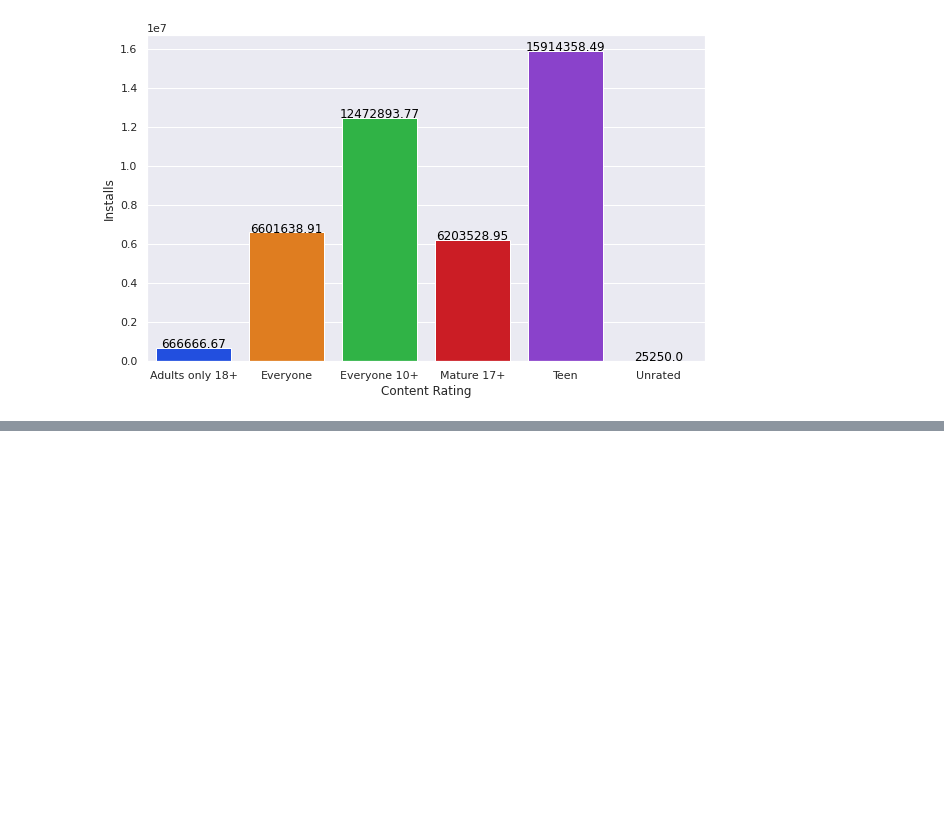
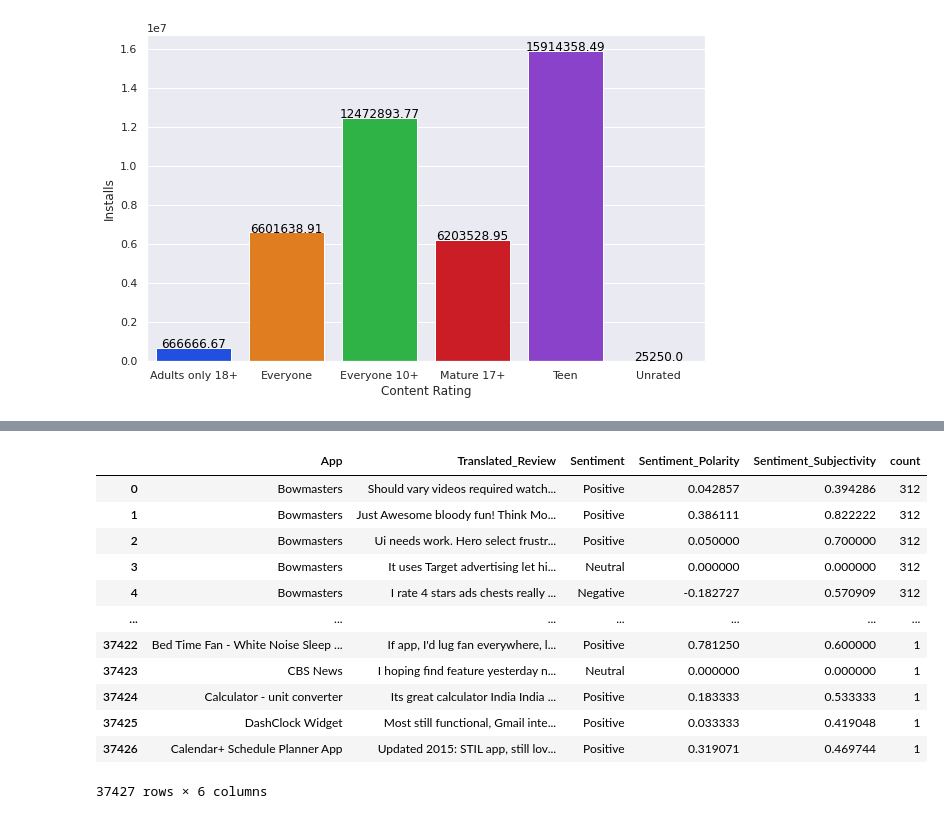
Before and after one commit to Yash1289/play_store_data_Eda, a Jupyter notebook: Play_Store_App_Review_Analysis_Capstone_Project.ipynb, the cells around one changed output, grey strips where cells are left out. Saved outputs shown, nothing was run; the diff lists cells and outputs as text; code cells hidden in the pictures; blank space fills up the shorter version.

```diff
--- a/Play_Store_App_Review_Analysis_Capstone_Project.ipynb
+++ b/Play_Store_App_Review_Analysis_Capstone_Project.ipynb
@@ -333,0 +391,18 @@ for index, row in content_installs_mean.iterrows():
+# %%
+app_review_df["count"] = app_review_df.groupby('App')['App'].transform('count')
+most_reviews_apps = app_review_df.sort_values(by="count" , ascending=False , ignore_index=True)
+most_reviews_apps
+# %% [output]
+|  | App | Translated_Review | Sentiment | Sentiment_Polarity | Sentiment_Subjectivity | count |
+| 0 | Bowmasters | Should vary videos required watch... | Positive | 0.042857 | 0.394286 | 312 |
+| 1 | Bowmasters | Just Awesome bloody fun! Think Mo... | Positive | 0.386111 | 0.822222 | 312 |
+| 2 | Bowmasters | Ui needs work. Hero select frustr... | Positive | 0.050000 | 0.700000 | 312 |
+| 3 | Bowmasters | It uses Target advertising let hi... | Neutral | 0.000000 | 0.000000 | 312 |
+| 4 | Bowmasters | I rate 4 stars ads chests really ... | Negative | -0.182727 | 0.570909 | 312 |
+| ... | ... | ... | ... | ... | ... | ... |
+| 37422 | Bed Time Fan - White Noise Sleep ... | If app, I'd lug fan everywhere, l... | Positive | 0.781250 | 0.600000 | 1 |
+| 37423 | CBS News | I hoping find feature yesterday n... | Neutral | 0.000000 | 0.000000 | 1 |
+| 37424 | Calculator - unit converter | Its great calculator India India ... | Positive | 0.183333 | 0.533333 | 1 |
+| 37425 | DashClock Widget | Most still functional, Gmail inte... | Positive | 0.033333 | 0.419048 | 1 |
+| 37426 | Calendar+ Schedule Planner App | Updated 2015: STIL app, still lov... | Positive | 0.319071 | 0.469744 | 1 |
+37427 rows × 6 columns
```
Also changed, not shown: parts of 11 cells of this notebook.
